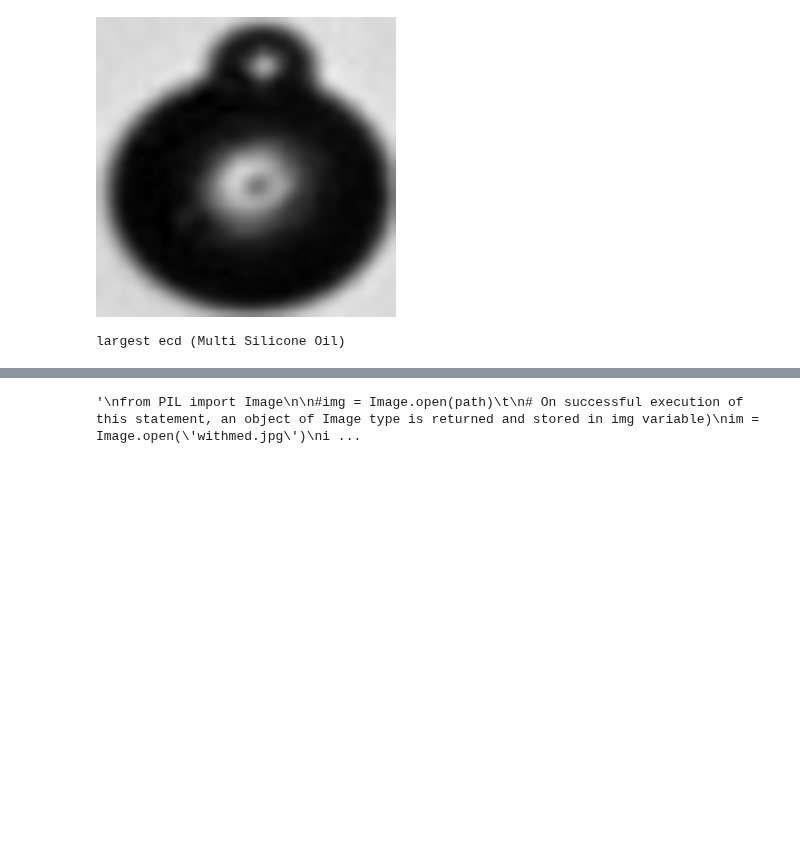
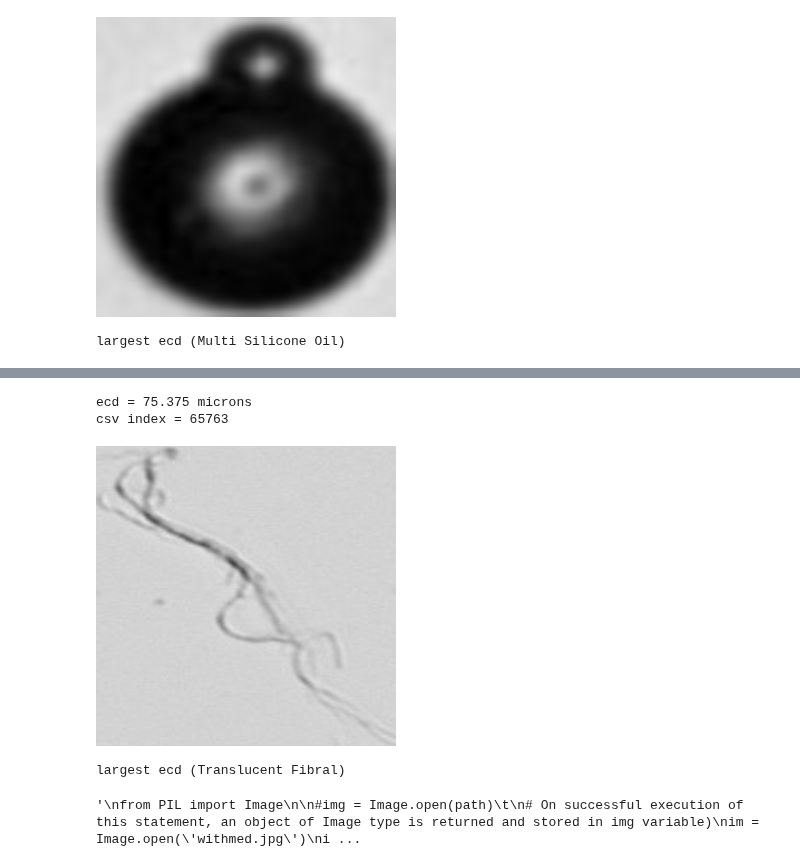
Before and after one commit to Scottholman33/KBI, a Jupyter notebook: KBI_Python_Start.ipynb, the cells around one changed output, grey strips where cells are left out. Drawn from its saved outputs; the diff is of its cells as text; code cells hidden in the pictures; blank space fills up the shorter version.

```diff
--- a/KBI_Python_Start.ipynb
+++ b/KBI_Python_Start.ipynb
@@ -539,3 +604,36 @@ largest ecd (Multi Silicone Oil)
+# %%
+#largest Traslucent Fibral
+
+max_ecd=np.max(translucent_fibral["ecd_um"])
+print("ecd =",max_ecd,"microns")
+idx=np.where((df["ecd_um"]==max_ecd) & (df["type"].str.startswith("trans")) & (df["type"].str.endswith("fibral")))
+idx_arr=idx[0]
+index=idx_arr[0]
+print("csv index =",index+1)
+
+row=df.iloc[index] #pull out entire row at index with largest ecd
+#print(row)
+
+ecd=df.iloc[index]['ecd_um']
+#print("ecd =",ecd)
+
+
+xL=df.iloc[index]['x_left']
+xR=df.iloc[index]['x_right']
+yT=df.iloc[index]['y_top']
+yB=df.iloc[index]['y_bottom']
+
+img=Image.open("07_Vial3_Translucent_Fibral_01986.jpg")
+img2=img.crop((xL,yT,xR,yB))
+img2=img2.resize((300,300))
+display(img2)
+
+print("largest ecd (Translucent Fibral)")
+# %% [output]
+ecd = 75.375 microns
+csv index = 65763
+[figure, added]
+largest ecd (Translucent Fibral)
 # %%
 '''
 from PIL import Image
```
Also changed, not shown: parts of 2 cells of this notebook.
